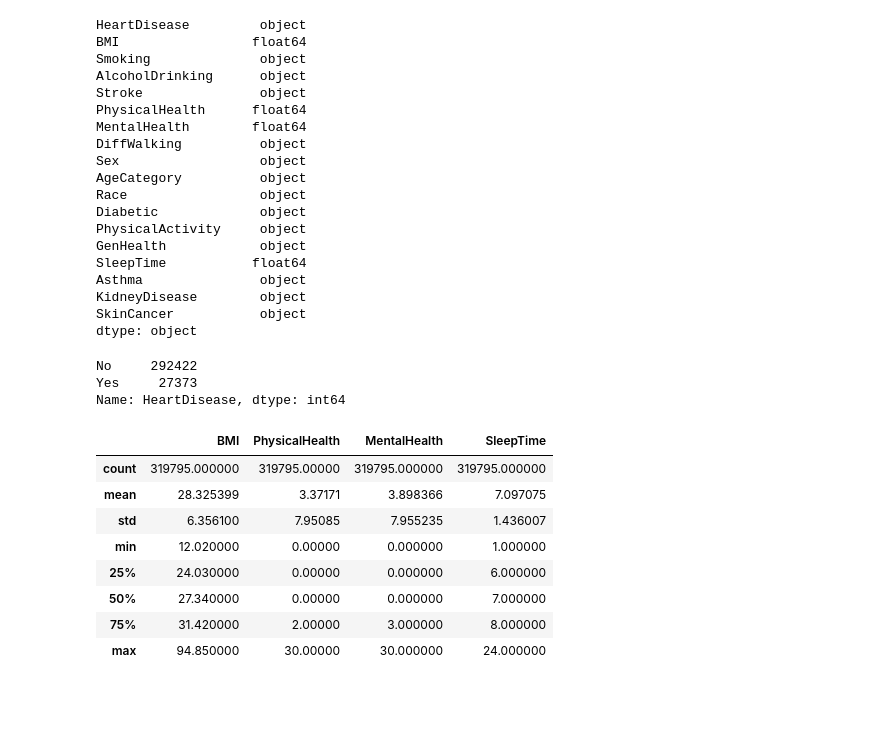
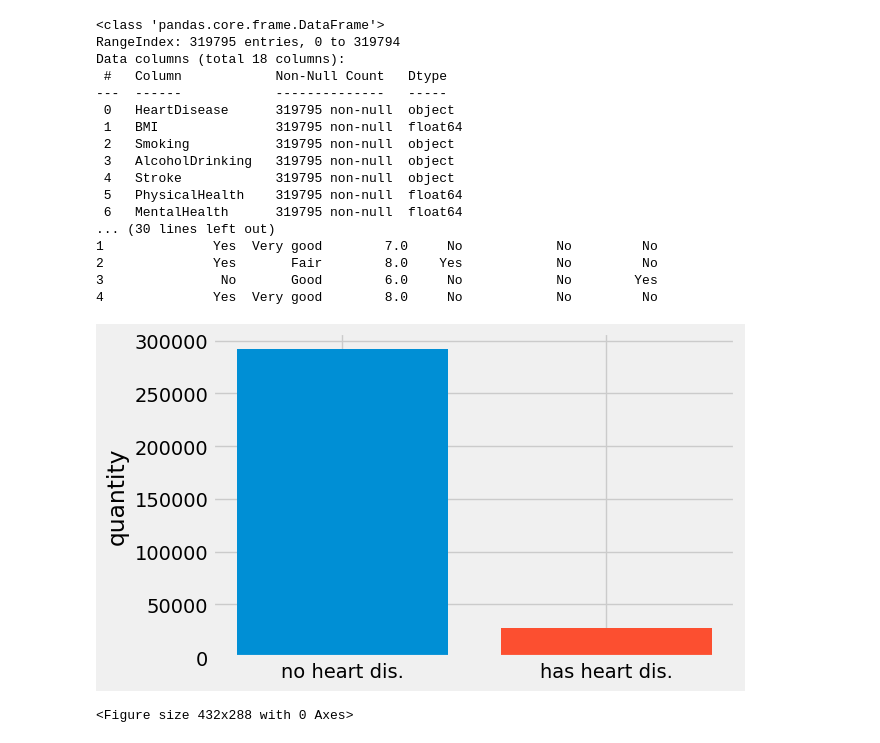
Before and after one commit to melihocakci/heart-disease-prediction, a Jupyter notebook: analyze.ipynb, the cells around one changed output. Cells and saved outputs as stored; diff of their text form; code cells hidden in the pictures; blank space fills up the shorter version.

```diff
--- a/analyze.ipynb
+++ b/analyze.ipynb
@@ -7,42 +7,24 @@ from matplotlib import style
 # %%
 df = pd.read_csv('heart_2020_cleaned.csv')
 # %%
-print(df.dtypes)
+print(df.info())
 # %% [output]
-HeartDisease         object
-BMI                 float64
-Smoking              object
-AlcoholDrinking      object
-Stroke               object
-PhysicalHealth      float64
-MentalHealth        float64
-DiffWalking          object
-Sex                  object
-AgeCategory          object
-Race                 object
-Diabetic             object
-PhysicalActivity     object
-GenHealth            object
-SleepTime           float64
-Asthma               object
-KidneyDisease        object
-SkinCancer           object
-dtype: object
+<class 'pandas.core.frame.DataFrame'>
+RangeIndex: 319795 entries, 0 to 319794
+Data columns (total 18 columns):
+ #   Column            Non-Null Count   Dtype
+---  ------            --------------   -----
+ 0   HeartDisease      319795 non-null  object
+ 1   BMI               319795 non-null  float64
+ 2   Smoking           319795 non-null  object
+ 3   AlcoholDrinking   319795 non-null  object
+ 4   Stroke            319795 non-null  object
+ 5   PhysicalHealth    319795 non-null  float64
+ 6   MentalHealth      319795 non-null  float64
+... (30 lines left out)
+1              Yes  Very good        7.0     No            No         No
+2              Yes       Fair        8.0    Yes            No         No
+3               No       Good        6.0     No            No        Yes
+4              Yes  Very good        8.0     No            No         No
 # %%
-print(df['HeartDisease'].value_counts())
+print(df.head())
-# %% [output]
-No     292422
-Yes     27373
-Name: HeartDisease, dtype: int64
-# %%
-df.describe()
-# %% [output]
-|  | BMI | PhysicalHealth | MentalHealth | SleepTime |
-| count | 319795.000000 | 319795.00000 | 319795.000000 | 319795.000000 |
-| mean | 28.325399 | 3.37171 | 3.898366 | 7.097075 |
-| std | 6.356100 | 7.95085 | 7.955235 | 1.436007 |
-| min | 12.020000 | 0.00000 | 0.000000 | 1.000000 |
-| 25% | 24.030000 | 0.00000 | 0.000000 | 6.000000 |
-| 50% | 27.340000 | 0.00000 | 0.000000 | 7.000000 |
-| 75% | 31.420000 | 2.00000 | 3.000000 | 8.000000 |
-| max | 94.850000 | 30.00000 | 30.000000 | 24.000000 |
@@ -64,0 +31,22 @@ plt.clf()
+# %%
+plt.style.use('fivethirtyeight')
+
+heartdis = len(df.query("HeartDisease == 'Yes'").index)
+noheartdis = len(df.query("HeartDisease == 'No'").index)
+
+plt.figure(dpi=100)
+
+#plt.bar()
+plt.bar('no heart dis.', noheartdis)
+plt.bar('has heart dis.', heartdis)
+#plt.bar(['has heart disease', 'no heart disease'], [heartdis, noheartdis])
+
+plt.ylabel('quantity')
+
+plt.savefig('fig/heartdis.png', bbox_inches='tight')
+plt.show()
+
+plt.clf()
+# %% [output]
+[figure, added]
+<Figure size 432x288 with 0 Axes>
```
Also changed, not shown: parts of 3 cells of this notebook, 8 other files.
